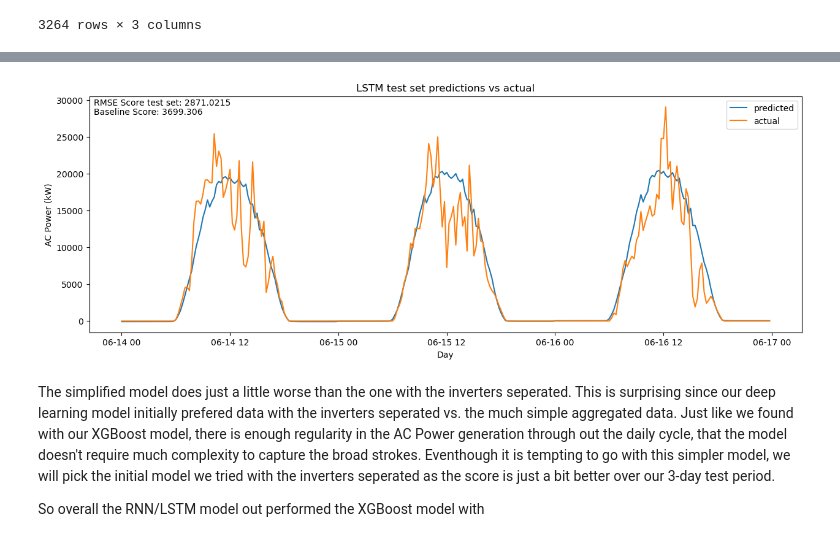
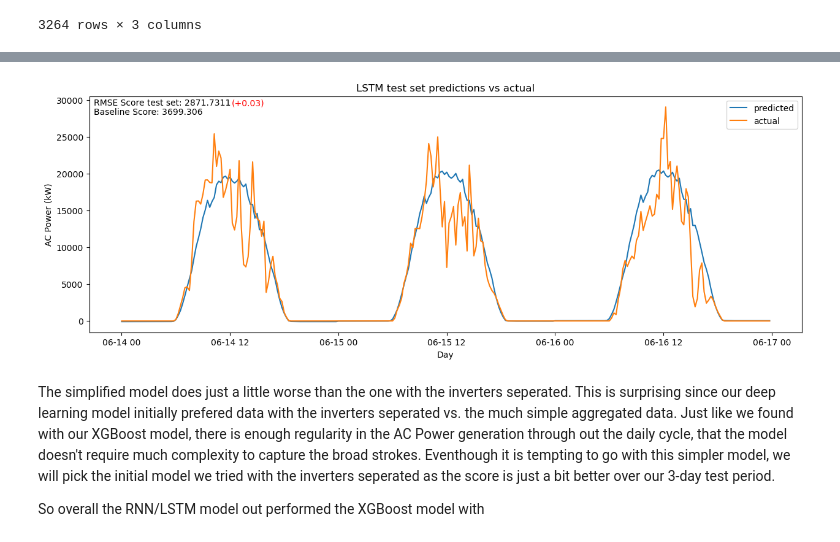
Before and after one commit to joshmdata/data-science-projects, a Jupyter notebook: solar-power-forecasting-ml-vs-dl.ipynb, the cells around one changed output, grey strips where cells are left out. Drawn from its saved outputs; the diff is of its cells as text; code cells hidden in the pictures.

```diff
--- a/solar-power-forecasting-ml-vs-dl.ipynb
+++ b/solar-power-forecasting-ml-vs-dl.ipynb
@@ -1337,6 +1343,17 @@ fig, ax = plt.subplots(figsize=(15,5))
 plt.plot(target.iloc[-3*day:].index, labels_preds)
 plt.plot(target.iloc[-3*day:].index, test_labels)
 plt.figtext(.13, .85, s=f'RMSE Score test set: {lstm_rsme_score_test_set}')
+
+best_score = lstm_best['best_score']
+lstm_score_difference = np.round(lstm_rsme_score_test_set - best_score, 2)
+if (lstm_score_difference) < 0:
+    plt.figtext(.28, .85, s=f'({lstm_score_difference}) New Best', color='green')
+    lstm_best.update({'best_score': lstm_rsme_score_test_set})
+elif (lstm_score_difference) == 0:
+    plt.figtext(.28, .85, s=f'({lstm_score_difference})')
+elif (lstm_score_difference) > 0:
+    plt.figtext(.28, .85, s=f'(+{lstm_score_difference})', color='red')
+
 plt.figtext(.13, .82, s=f'Baseline Score: {baseline_score}')
 plt.title('LSTM test set predictions vs actual Aggregated Inverters')
 plt.legend(['predicted', 'actual'])
@@ -1489,4 +1506,4 @@ model.compile(loss=tf.keras.losses.MeanSquaredError(),
 history = model.fit(x=inputs_sep_full_train_stack, y=labels_sep_full_train_stack, epochs=MAX_EPOCHS,
                     validation_data=val_full,
                     callbacks=[early_stopping],
-                    verbose=2);
+                    verbose=0);
@@ -1537,10 +1536,22 @@ lstm_rsme_score_test_set = np.round((day_1_error + day_2_error + day_3_error) /
 labels_preds = np.concatenate([labels_preds_day_1, labels_preds_day_2, labels_preds_day_3], axis = None)
 test_labels = np.concatenate([test_labels_stack[0], test_labels_stack[1], test_labels_stack[2]], axis = None)
 
+
 fig, ax = plt.subplots(figsize=(15,5))
 plt.plot(target.iloc[-3*day:].index, labels_preds)
 plt.plot(target.iloc[-3*day:].index, test_labels)
 plt.figtext(.13, .85, s=f'RMSE Score test set: {lstm_rsme_score_test_set}')
+
+best_score = lstm_best['best_score']
+lstm_score_difference = np.round(lstm_rsme_score_test_set - best_score, 2)
+if (lstm_score_difference) < 0:
+    plt.figtext(.28, .85, s=f'({lstm_score_difference}) New Best', color='green')
+    lstm_best.update({'best_score': lstm_rsme_score_test_set})
+elif (lstm_score_difference) == 0:
+    plt.figtext(.28, .85, s=f'({lstm_score_difference})')
+elif (lstm_score_difference) > 0:
+    plt.figtext(.28, .85, s=f'(+{lstm_score_difference})', color='red')
+
 plt.figtext(.13, .82, s=f'Baseline Score: {baseline_score}')
 plt.title('LSTM test set predictions vs actual')
 plt.legend(['predicted', 'actual'])
@@ -1628,4 +1639,4 @@ model.compile(loss=tf.keras.losses.MeanSquaredError(),
 history = model.fit(x=inputs_sep_simple_train_stack, y=labels_sep_simple_train_stack, epochs=MAX_EPOCHS,
                     validation_data=val_simple,
                     callbacks=[early_stopping],
-                    verbose=2);
+                    verbose=0);
@@ -1676,10 +1669,21 @@ lstm_rsme_score_test_set = np.round((day_1_error + day_2_error + day_3_error) /
 labels_preds = np.concatenate([labels_preds_day_1, labels_preds_day_2, labels_preds_day_3], axis = None)
 test_labels = np.concatenate([test_labels_stack[0], test_labels_stack[1], test_labels_stack[2]], axis = None)
 
+
+
 fig, ax = plt.subplots(figsize=(15,5))
 plt.plot(target.iloc[-3*day:].index, labels_preds)
 plt.plot(target.iloc[-3*day:].index, test_labels)
 plt.figtext(.13, .85, s=f'RMSE Score test set: {lstm_rsme_score_test_set}')
+best_score = lstm_best['best_score']
+lstm_score_difference = np.round(lstm_rsme_score_test_set - best_score, 2)
+if (lstm_score_difference) < 0:
+    plt.figtext(.28, .85, s=f'({lstm_score_difference}) New Best', color='green')
+    lstm_best.update({'best_score': lstm_rsme_score_test_set})
+elif (lstm_score_difference) == 0:
+    plt.figtext(.28, .85, s=f'({lstm_score_difference})')
+elif (lstm_score_difference) > 0:
+    plt.figtext(.28, .85, s=f'(+{lstm_score_difference})', color='red')
 plt.figtext(.13, .82, s=f'Baseline Score: {baseline_score}')
 plt.title('LSTM test set predictions vs actual')
 plt.legend(['predicted', 'actual'])
@@ -1690,4 +1694,4 @@ plt.xlabel('Day');
-[figure, old version]
+[figure, new version]
 # %% [markdown]
 The simplified model does just a little worse than the one with the inverters seperated. This is surprising since our deep learning model initially prefered data with the inverters seperated vs. the much simple aggregated data. Just like we found with our XGBoost model, there is enough regularity in the AC Power generation through out the daily cycle, that the model doesn't require much complexity to capture the broad strokes. Eventhough it is tempting to go with this simpler model, we will pick the initial model we tried with the inverters seperated as the score is just a bit better over our 3-day test period.
 
```
Also changed, not shown: parts of 14 cells of this notebook.
